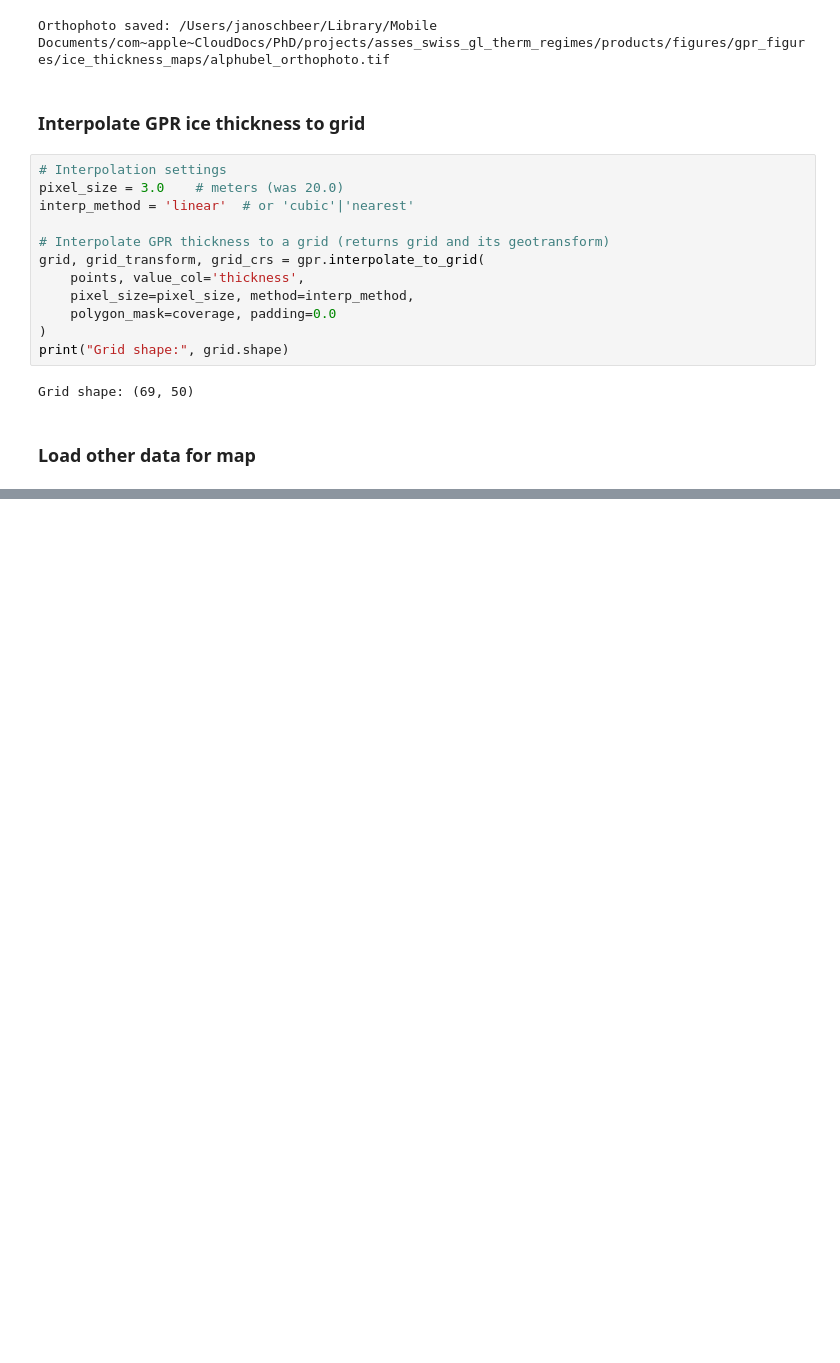
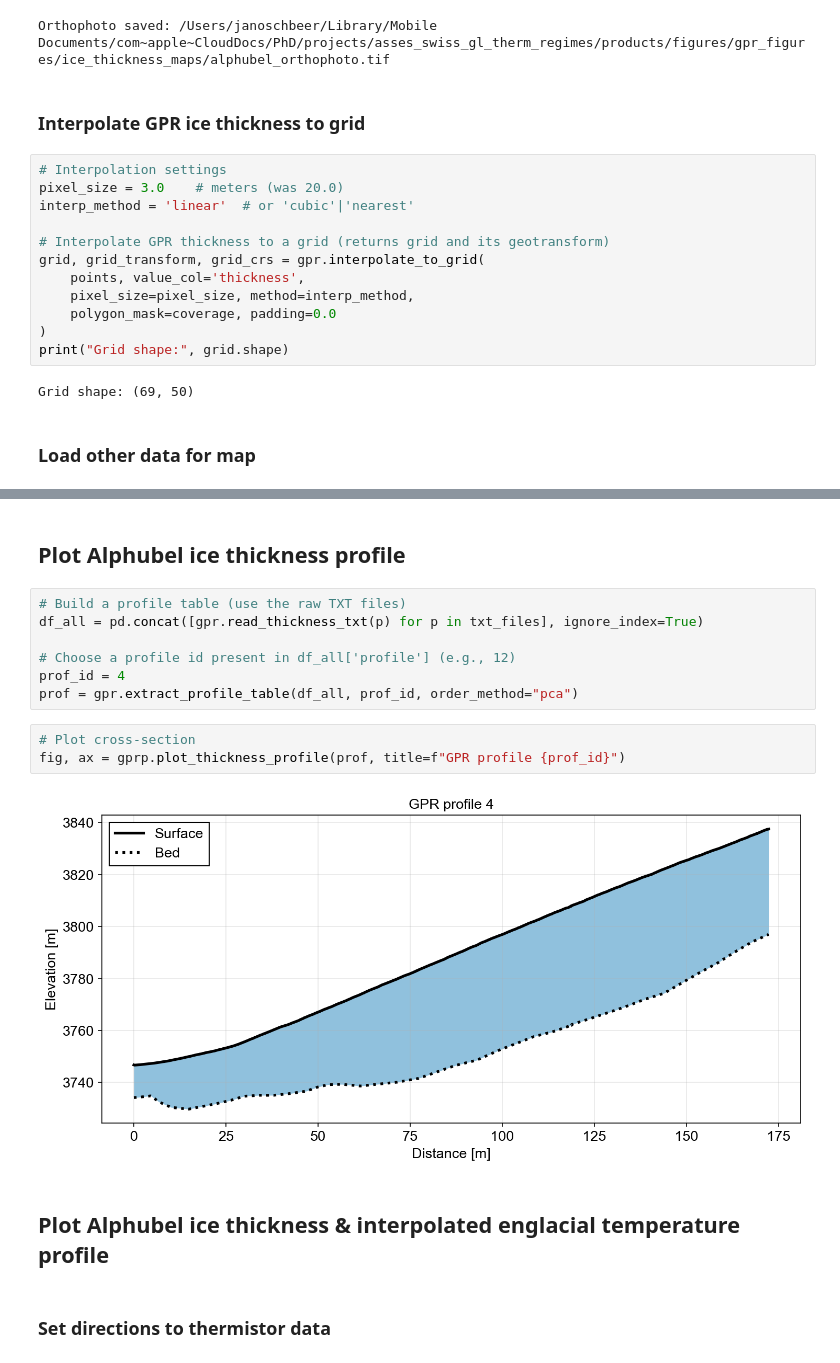
Before and after one commit to sdrocer/polythermal_swiss_glaciers, a Jupyter notebook: processing/analyze_gpr_data.ipynb, the cells around one changed output, grey strips where cells are left out. Saved outputs shown, nothing was run; the diff lists cells and outputs as text; blank space fills up the shorter version.

```diff
--- a/processing/analyze_gpr_data.ipynb
+++ b/processing/analyze_gpr_data.ipynb
@@ -159,0 +189,18 @@ with rasterio.open(out_ortho) as src:
+# %% [markdown]
+## Plot Alphubel ice thickness profile
+# %%
+# Build a profile table (use the raw TXT files)
+df_all = pd.concat([gpr.read_thickness_txt(p) for p in txt_files], ignore_index=True)
+
+# Choose a profile id present in df_all['profile'] (e.g., 12)
+prof_id = 4
+prof = gpr.extract_profile_table(df_all, prof_id, order_method="pca")
+# %%
+# Plot cross-section
+fig, ax = gprp.plot_thickness_profile(prof, title=f"GPR profile {prof_id}")
+# %% [output]
+[figure, added]
+# %% [markdown]
+## Plot Alphubel ice thickness & interpolated englacial temperature profile
+# %% [markdown]
+### Set directions to thermistor data
```
Also changed, not shown: parts of 12 cells of this notebook, 1 other file.
